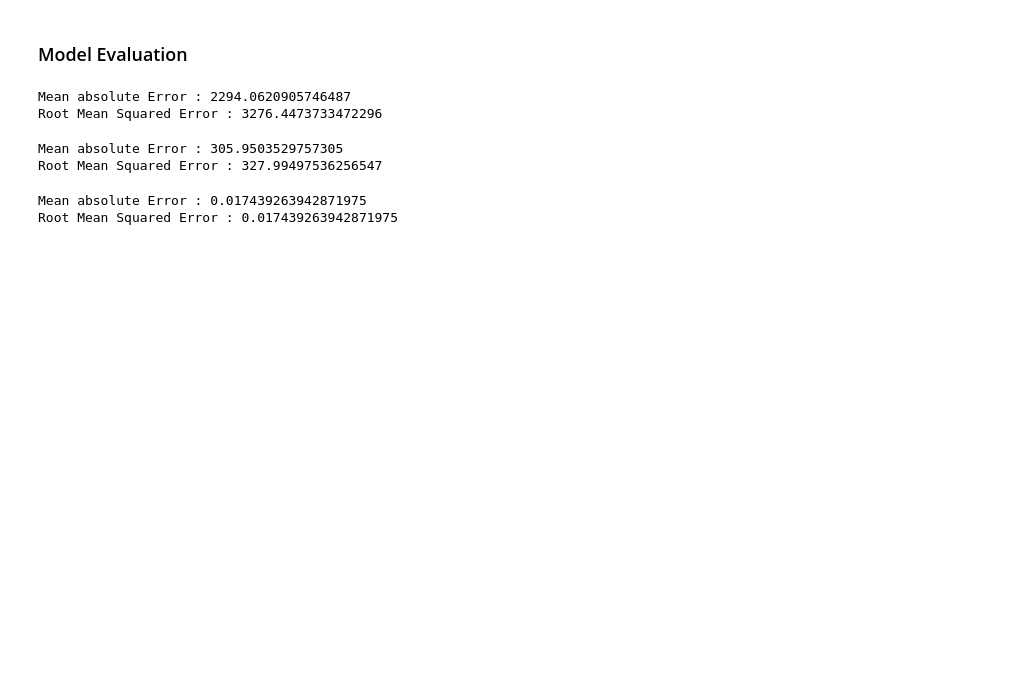
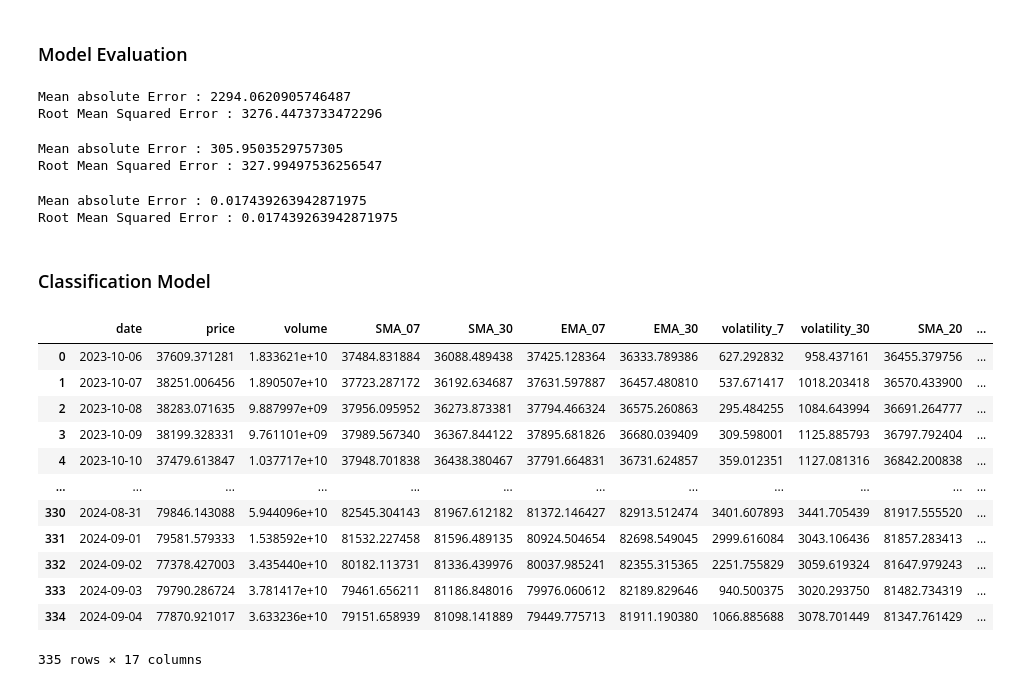
Before and after one commit to param10/Crypto-Project, a Jupyter notebook: model.ipynb, the cells around one changed output. Drawn from its saved outputs; the diff is of its cells as text; code cells hidden in the pictures; blank space fills up the shorter version.

```diff
--- a/model.ipynb
+++ b/model.ipynb
@@ -166,3 +173,24 @@ Root Mean Squared Error : 0.017439263942871975
 # the forecasted values can be compared against the actual values to calculate evaluation metrics like Mean Absolute Error (MAE) and Root Mean Squared Error (RMSE).
 
 # For now, we acknowledge the limitation in evaluation and propose that future work should include this step once the actual data is available.
+# %% [markdown]
+### Classification Model
+# %%
+# we add the target column by moving and comparing
+bitcoin['target'] = (bitcoin['price'].shift(-1) > bitcoin['price']).astype(int)
+# %%
+bitcoin
+# %% [output]
+|  | date | price | volume | SMA_07 | SMA_30 | EMA_07 | EMA_30 | volatility_7 | volatility_30 | SMA_20 | ... |
+| 0 | 2023-10-06 | 37609.371281 | 1.833621e+10 | 37484.831884 | 36088.489438 | 37425.128364 | 36333.789386 | 627.292832 | 958.437161 | 36455.379756 | ... |
+| 1 | 2023-10-07 | 38251.006456 | 1.890507e+10 | 37723.287172 | 36192.634687 | 37631.597887 | 36457.480810 | 537.671417 | 1018.203418 | 36570.433900 | ... |
+| 2 | 2023-10-08 | 38283.071635 | 9.887997e+09 | 37956.095952 | 36273.873381 | 37794.466324 | 36575.260863 | 295.484255 | 1084.643994 | 36691.264777 | ... |
+| 3 | 2023-10-09 | 38199.328331 | 9.761101e+09 | 37989.567340 | 36367.844122 | 37895.681826 | 36680.039409 | 309.598001 | 1125.885793 | 36797.792404 | ... |
+| 4 | 2023-10-10 | 37479.613847 | 1.037717e+10 | 37948.701838 | 36438.380467 | 37791.664831 | 36731.624857 | 359.012351 | 1127.081316 | 36842.200838 | ... |
+| ... | ... | ... | ... | ... | ... | ... | ... | ... | ... | ... | ... |
+| 330 | 2024-08-31 | 79846.143088 | 5.944096e+10 | 82545.304143 | 81967.612182 | 81372.146427 | 82913.512474 | 3401.607893 | 3441.705439 | 81917.555520 | ... |
+| 331 | 2024-09-01 | 79581.579333 | 1.538592e+10 | 81532.227458 | 81596.489135 | 80924.504654 | 82698.549045 | 2999.616084 | 3043.106436 | 81857.283413 | ... |
+| 332 | 2024-09-02 | 77378.427003 | 3.435440e+10 | 80182.113731 | 81336.439976 | 80037.985241 | 82355.315365 | 2251.755829 | 3059.619324 | 81647.979243 | ... |
+| 333 | 2024-09-03 | 79790.286724 | 3.781417e+10 | 79461.656211 | 81186.848016 | 79976.060612 | 82189.829646 | 940.500375 | 3020.293750 | 81482.734319 | ... |
+| 334 | 2024-09-04 | 77870.921017 | 3.633236e+10 | 79151.658939 | 81098.141889 | 79449.775713 | 81911.190380 | 1066.885688 | 3078.701449 | 81347.761429 | ... |
+335 rows × 17 columns
```
Also changed, not shown: parts of 23 cells of this notebook.
